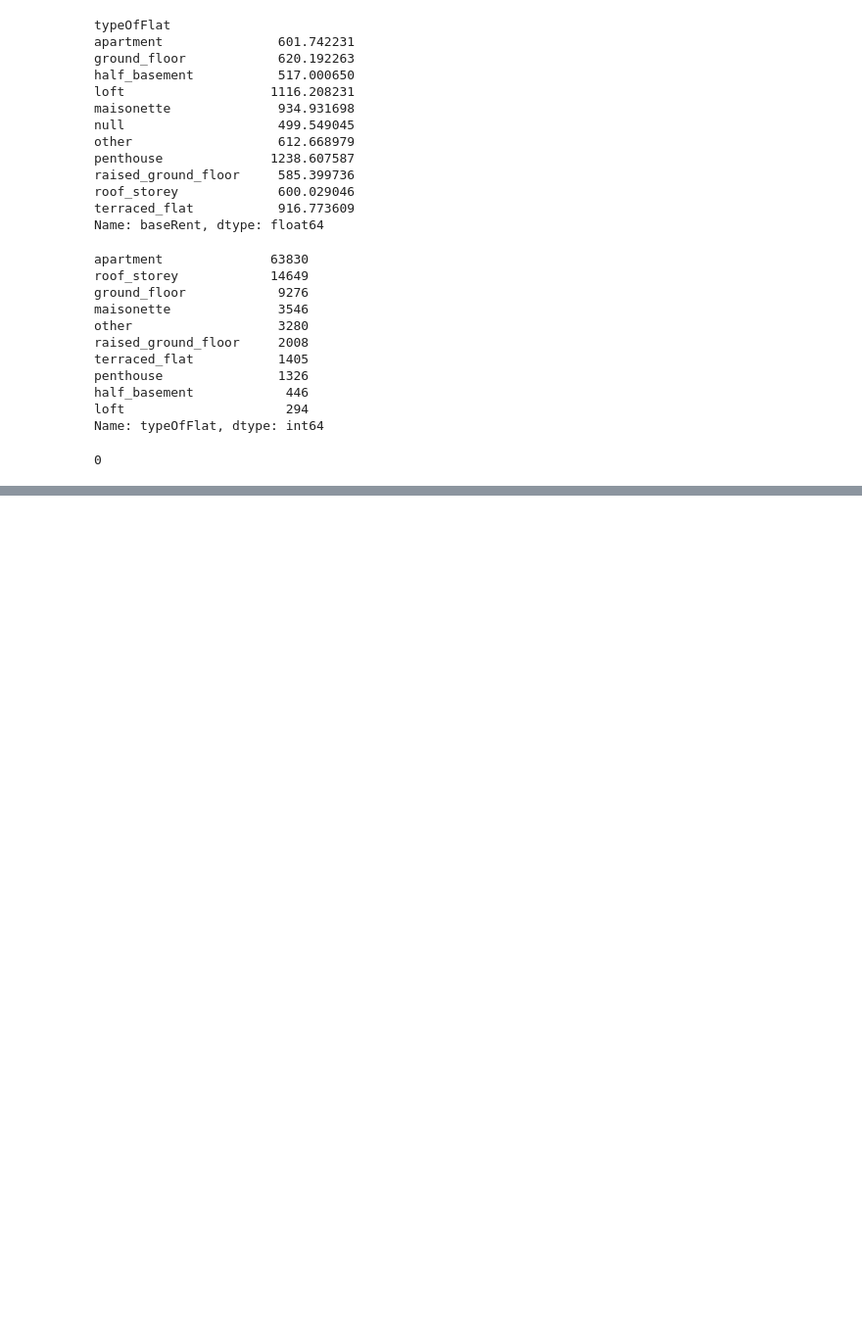
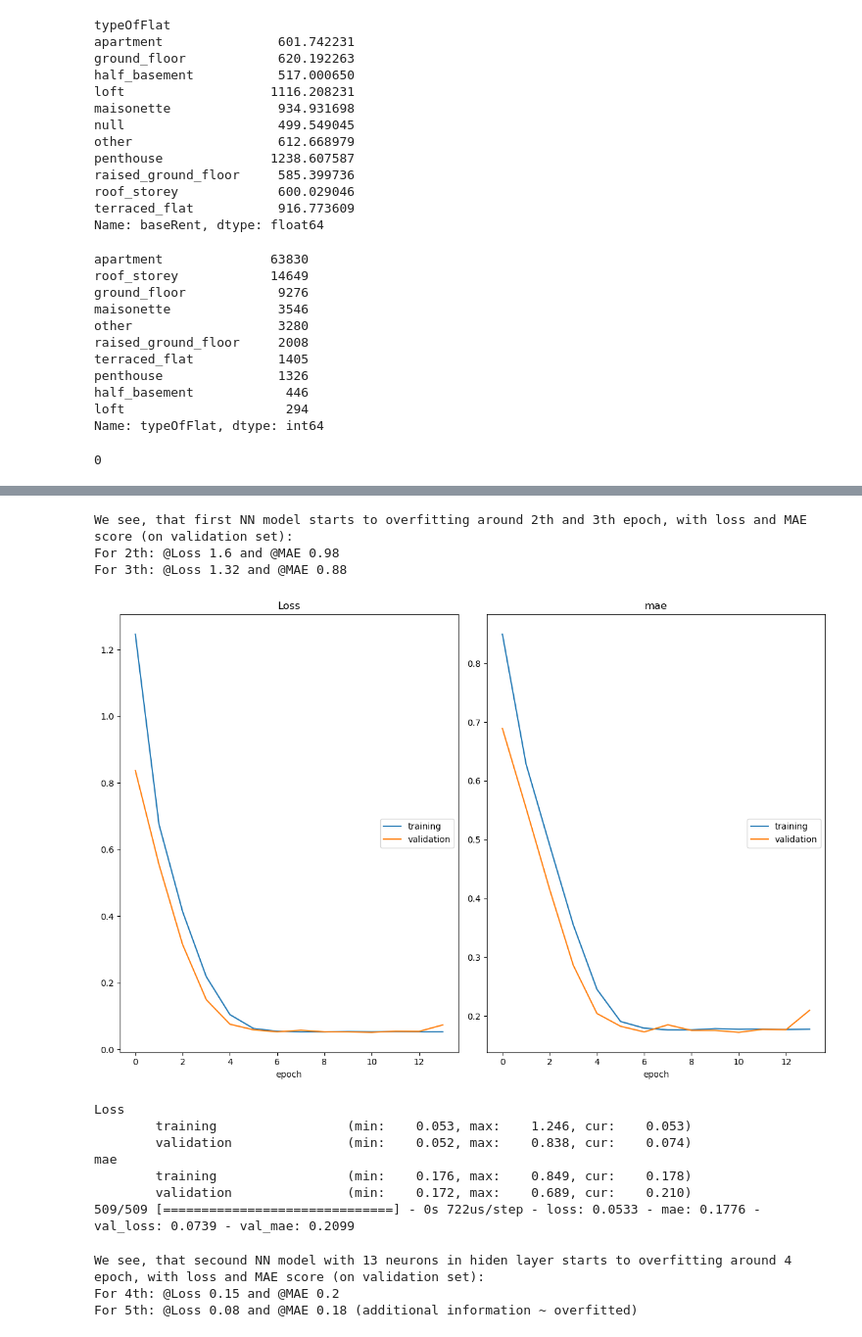
Before and after one commit to JacJacJr/Rent_price_regression, a Jupyter notebook: Rent_price_regresion.ipynb, the cells around one changed output, grey strips where cells are left out. Shown: that part at 98% size. Saved outputs shown, nothing was run; the diff lists cells and outputs as text; code cells hidden in the pictures; blank space fills up the shorter version.

```diff
--- a/Rent_price_regresion.ipynb
+++ b/Rent_price_regresion.ipynb
@@ -759,0 +773,6 @@ plt.figure()
+# %%
+#creating two separeted sets: test and valid from remaining
+X_valid, X_test, y_valid, y_test = train_test_split(X_remaining,y_remaining, test_size=0.5)
+
+#training_sets and remaining_sets shapes
+X_valid.shape, y_valid.shape, X_test.shape, y_test.shape
@@ -759,0 +846,50 @@ plt.figure()
+# %%
+
+nn = 2
+
+print(f'We see, that first NN model starts to overfitting around {nn}th and {nn+1}th epoch, with loss and MAE score (on validation set):')
+print(f'For {nn}th: @Loss {round(val_loss_values[nn-1],2)} and @MAE {round(val_mae[nn-1],2)}')
+print(f'For {nn+1}th: @Loss {round(val_loss_values[nn],2)} and @MAE {round(val_mae[nn],2)}')
+# %% [output]
+We see, that first NN model starts to overfitting around 2th and 3th epoch, with loss and MAE score (on validation set):
+For 2th: @Loss 1.6 and @MAE 0.98
+For 3th: @Loss 1.32 and @MAE 0.88
+# %%
+import keras
+from keras.callbacks import EarlyStopping
+from livelossplot import PlotLossesKeras
+
+monitor_val_loss = EarlyStopping(monitor='val_loss', patience=3, restore_best_weights=True)
+
+model_13 = keras.models.Sequential([
+    keras.layers.Dense(13, activation="relu"),
+    keras.layers.Dense(1)
+])
+
+model_13.compile(optimizer='Adam', loss='mse', metrics=['mae'])
+
+history_13 = model_13.fit(X_train, y_train, epochs=epochs, batch_size=128,
+          validation_data=(X_valid, y_valid), callbacks= [PlotLossesKeras(), monitor_val_loss] )
+# %% [output]
+[figure, added]
+Loss
+        training                 (min:    0.053, max:    1.246, cur:    0.053)
+        validation               (min:    0.052, max:    0.838, cur:    0.074)
+mae
+        training                 (min:    0.176, max:    0.849, cur:    0.178)
+        validation               (min:    0.172, max:    0.689, cur:    0.210)
+509/509 [==============================] - 0s 722us/step - loss: 0.0533 - mae: 0.1776 - val_loss: 0.0739 - val_mae: 0.2099
+# %%
+history_13_dict = history_13.history
+val_loss_values_13 = history_13_dict["val_loss"]
+val_mae_13 = history_13_dict["val_mae"]
+
+nn13=4
+
+print(f'We see, that secound NN model with 13 neurons in hiden layer starts to overfitting around {nn13} epoch, with loss and MAE score (on validation set):')
+print(f'For {nn13}th: @Loss {round(val_loss_values_13[nn13-1],2)} and @MAE {round(val_mae_13[nn13],2)}')
+print(f'For {nn13+1}th: @Loss {round(val_loss_values_13[nn13],2)} and @MAE {round(val_mae_13[nn13+1],2)} (additional information ~ overfitted)')
+# %% [output]
+We see, that secound NN model with 13 neurons in hiden layer starts to overfitting around 4 epoch, with loss and MAE score (on validation set):
+For 4th: @Loss 0.15 and @MAE 0.2
+For 5th: @Loss 0.08 and @MAE 0.18 (additional information ~ overfitted)
```
Also changed, not shown: parts of 12 cells of this notebook.
